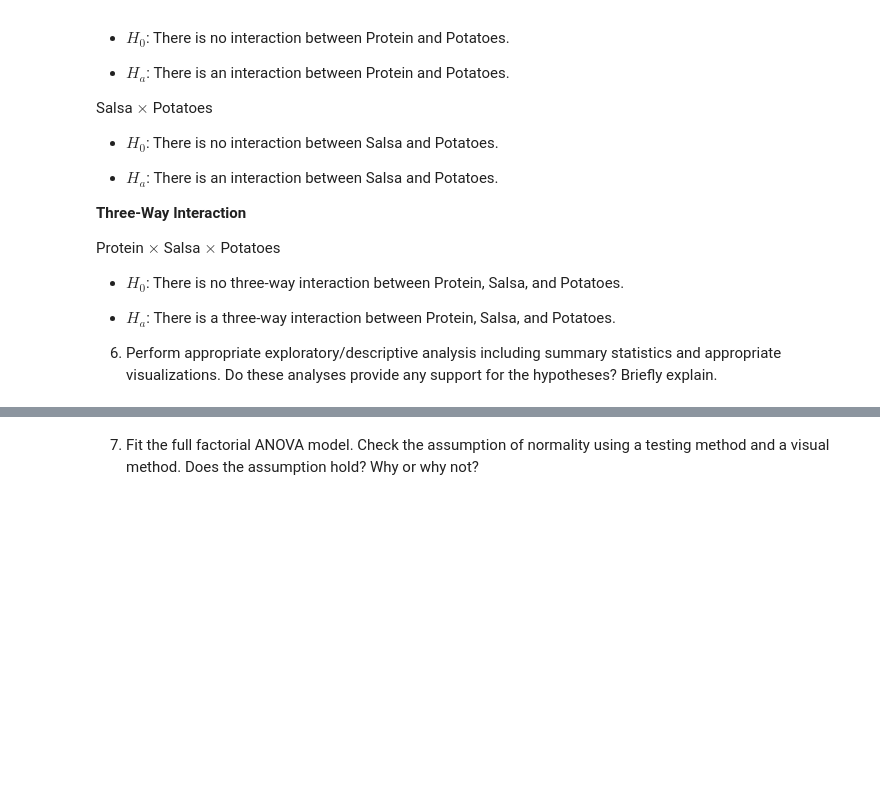
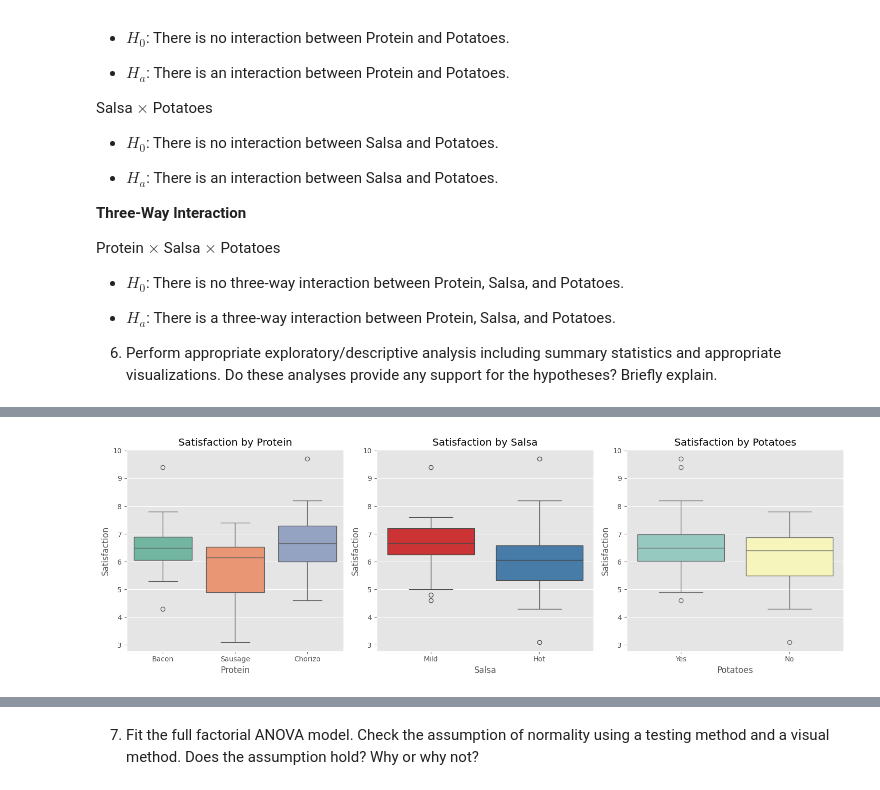
Before and after one commit to cmuriithi/STAT-7220-Applied-Experimental-Design, a Jupyter notebook: Assignments/Final-Exam/Final-Exam.ipynb, the cells around one changed output, grey strips where cells are left out. Cells and saved outputs as stored; diff of their text form; code cells hidden in the pictures; blank space fills up the shorter version.

```diff
--- a/Assignments/Final-Exam/Final-Exam.ipynb
+++ b/Assignments/Final-Exam/Final-Exam.ipynb
@@ -141,3 +142,92 @@ print(f"📂 Changed directory to: {os.getcwd()}")
 📂 Changed directory to: /content/STAT-7220-Applied-Experimental-Design/Assignments/Final-Exam
 # %%
 ## Question 6 Code ##
+
+import pandas as pd
+import matplotlib.pyplot as plt
+import seaborn as sns
+
+# Load data
+# The original code was trying to read a .csv file that didn't exist.
+# The problem description states the data is in 'Busters Burritos.xlsx'.
+# The current directory is 'Assignments/Final-Exam', and the file is located within this directory.
+# So, the path should be simply 'Busters Burritos.xlsx'.
+# Also, we should use pd.read_excel for .xlsx files and specify the sheet name.
+bust = pd.read_excel('Busters Burritos.xlsx', sheet_name='Sheet1')
+
+# Summary Statistics
+# Overall statistics
+overall_stats = bust['Satisfaction'].describe()
+
+# Stats by Protein
+protein_stats = bust.groupby('Protein')['Satisfaction'].agg(['mean', 'std', 'count']).reset_index()
+
+# Stats by Salsa
+salsa_stats = bust.groupby('Salsa')['Satisfaction'].agg(['mean', 'std', 'count']).reset_index()
+
+# Stats by Potatoes
+potato_stats = bust.groupby('Potatoes')['Satisfaction'].agg(['mean', 'std', 'count']).reset_index()
+
+# Stats by combination (Treatment levels)
+treatment_stats = bust.groupby(['Protein', 'Salsa', 'Potatoes'])['Satisfaction'].agg(['mean', 'std', 'count']).reset_index()
+
+print("--- Summary Statistics by Factor ---")
+print("\nProtein:\n", protein_stats)
+print("\nSalsa:\n", salsa_stats)
+print("\nPotatoes:\n", potato_stats)
+
+# Visualizations for data
+plt.style.use('ggplot')
+
+# Boxplots for Main Effects
+plt.figure(figsize=(15, 5))
+
+plt.subplot(1, 3, 1)
+sns.boxplot(x='Protein', y='Satisfaction', data=bust, palette='Set2')
+plt.title('Satisfaction by Protein')
+
+plt.subplot(1, 3, 2)
+sns.boxplot(x='Salsa', y='Satisfaction', data=bust, palette='Set1')
+plt.title('Satisfaction by Salsa')
+
+plt.subplot(1, 3, 3)
+sns.boxplot(x='Potatoes', y='Satisfaction', data=bust, palette='Set3')
+plt.title('Satisfaction by Potatoes')
+
+plt.tight_layout()
+plt.show()
+plt.close()
+
+# Interaction Plots
+# Protein and Salsa
+plt.figure(figsize=(10, 6))
+sns.pointplot(x='Protein', y='Satisfaction', hue='Salsa', data=bust, markers=["o", "s"], linestyles=["-", "--"])
+plt.title('Interaction: Protein x Salsa')
+plt.show()
+plt.close()
+
+# Protein and Potatoes
+plt.figure(figsize=(10, 6))
+sns.pointplot(x='Protein', y='Satisfaction', hue='Potatoes', data=bust, markers=["o", "s"], linestyles=["-", "--"])
+plt.title('Interaction: Protein x Potatoes')
+plt.show()
+plt.close()
+
+# Salsa and Potatoes
+plt.figure(figsize=(10, 6))
+sns.pointplot(x='Salsa', y='Satisfaction', hue='Potatoes', data=bust, markers=["o", "s"], linestyles=["-", "--"])
+plt.title('Interaction: Salsa x Potatoes')
+plt.show()
+plt.close()
+
+# Combination visualization
+plt.figure(figsize=(12, 6))
+sns.barplot(x='Protein', y='Satisfaction', hue='Salsa', data=bust, errorbar='sd')
+plt.title('Mean Satisfaction by Protein and Salsa')
+plt.show()
+plt.close()
+
+# Display the treatment stats for reference
+print("\n--- Summary Statistics by Treatment Combination ---")
+print(treatment_stats.sort_values(by='mean', ascending=False))
+# %% [output]
@@ -143,0 +262 @@ print(f"📂 Changed directory to: {os.getcwd()}")
+[figure, added]
```
Also changed, not shown: parts of 14 cells of this notebook.
